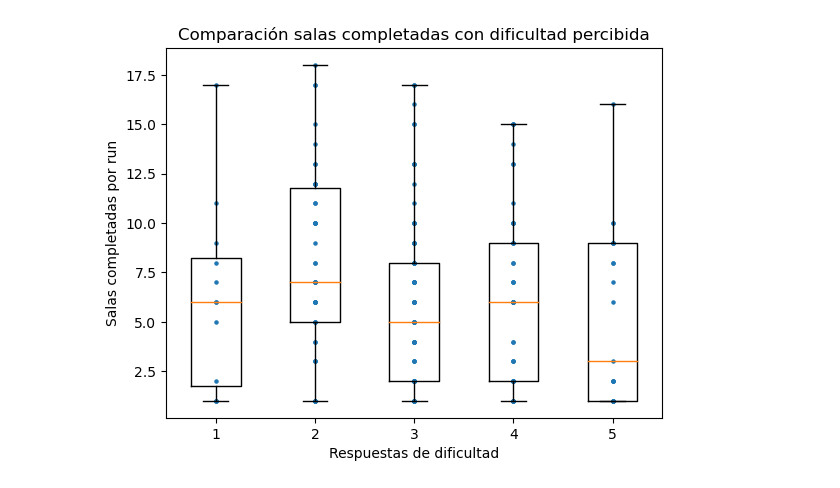
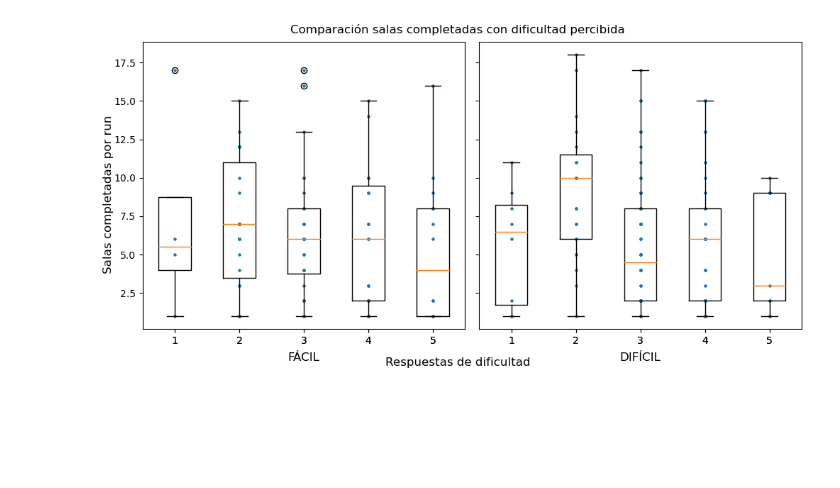
Before and after one commit to TFG-DDA/notebooks-trazas, a Jupyter notebook: Comparacion_runs_salas-forms.ipynb, the cells around one changed output. Drawn from its saved outputs; the diff is of its cells as text; code cells hidden in the pictures; blank space fills up the shorter version.

Commit message:
Gráficas separadas por dificultad

```diff
--- a/Comparacion_runs_salas-forms.ipynb
+++ b/Comparacion_runs_salas-forms.ipynb
@@ -28,40 +28,71 @@ for ind in level_filtered.index:
         run += 1
 # %%
 df_forms = pd.read_csv("TrazasHP_Forms_Febrero.csv", delimiter=';')
-skills = df_forms[['Name','Value.Skill']].dropna()
+skills = df_forms[['Name','Value.Skill', 'Value.levelDifficulty']].dropna()
 
-skillsIDs = defaultdict(list)
+skillsIDsEASY = defaultdict(list)
+skillsIDsHARD = defaultdict(list)
+
 for ind in skills.index:
-    skillsIDs[skills['Name'][ind]].append(skills['Value.Skill'][ind])
+    if 'EASY' in skills['Value.levelDifficulty'][ind]:
+        skillsIDsEASY[skills['Name'][ind]].append(skills['Value.Skill'][ind])
+    else:
+        skillsIDsHARD[skills['Name'][ind]].append(skills['Value.Skill'][ind])
 # %%
 import matplotlib.pyplot as plt
 import numpy as np
 
 x = []
 y = []
 
-for ind in skillsIDs:
-    for i in range(0,len(skillsIDs[ind])):
-        if skillsIDs[ind] and lvl_played_run[str(ind)]:
+for ind in skillsIDsEASY:
+    for i in range(0,len(skillsIDsEASY[ind])):
+        if skillsIDsEASY[ind] and lvl_played_run[str(ind)]:
             if lvl_played_run[str(ind)][i] > 0 and lvl_played_run[str(ind)][i] < 20:
-                x.append(skillsIDs[ind][i])
+                x.append(skillsIDsEASY[ind][i])
                 y.append(lvl_played_run[str(ind)][i])
 
 data = [[],[],[],[],[]]
 
 for i in range(0,len(x)):
     data[int(x[i]) - 1].append(y[i])
 
-plt.boxplot(data)
-#plt.show
-plt.scatter(x,y, s=5)
+f, axs = plt.subplots(1, 2, sharey=True, sharex=True)
+f.set_size_inches(10,5)
 
-plt.xlabel("Respuestas de dificultad")
-plt.ylabel("Salas completadas por run")
-plt.title("Comparación salas completadas con dificultad percibida")
+axs[0].boxplot(data)
+axs[0].scatter(x,y, s=5)
+axs[0].set_title("FÁCIL", y =-0.13)
 
-plt.savefig("Resultados/Salas-Forms.pdf", format="pdf", bbox_inches="tight")
+x = []
+y = []
+
+for ind in skillsIDsHARD:
+    for i in range(0,len(skillsIDsHARD[ind])):
+        if skillsIDsHARD[ind] and lvl_played_run[str(ind)]:
+            if lvl_played_run[str(ind)][i] > 0 and lvl_played_run[str(ind)][i] < 20:
+                x.append(skillsIDsHARD[ind][i])
+                y.append(lvl_played_run[str(ind)][i])
+
+data = [[],[],[],[],[]]
+
+for i in range(0,len(x)):
+    data[int(x[i]) - 1].append(y[i])
+
+axs[1].boxplot(data)
+axs[1].scatter(x,y, s=5)
+axs[1].set_title("DIFÍCIL", y =-0.13)
+
+plt.tight_layout()
+
+f.suptitle("Comparación salas completadas con dificultad percibida")
+f.subplots_adjust(top=0.93)
+
+f.supxlabel('Respuestas de dificultad')
+f.supylabel('Salas completadas por run', x=0)
+
+plt.savefig("Resultados/Salas-Forms_DIFICULTAD.pdf", format="pdf", bbox_inches="tight")
 
 plt.show()
 # %% [output]
-[figure, old version]
+[figure, new version]
```
Also changed, not shown: 5 other files.
